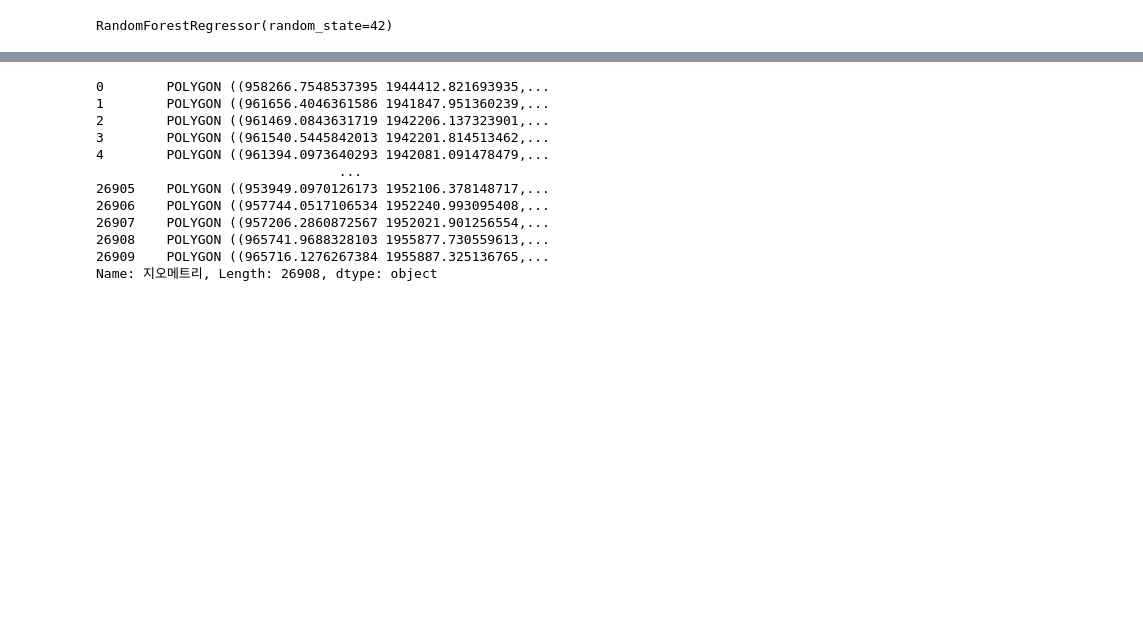
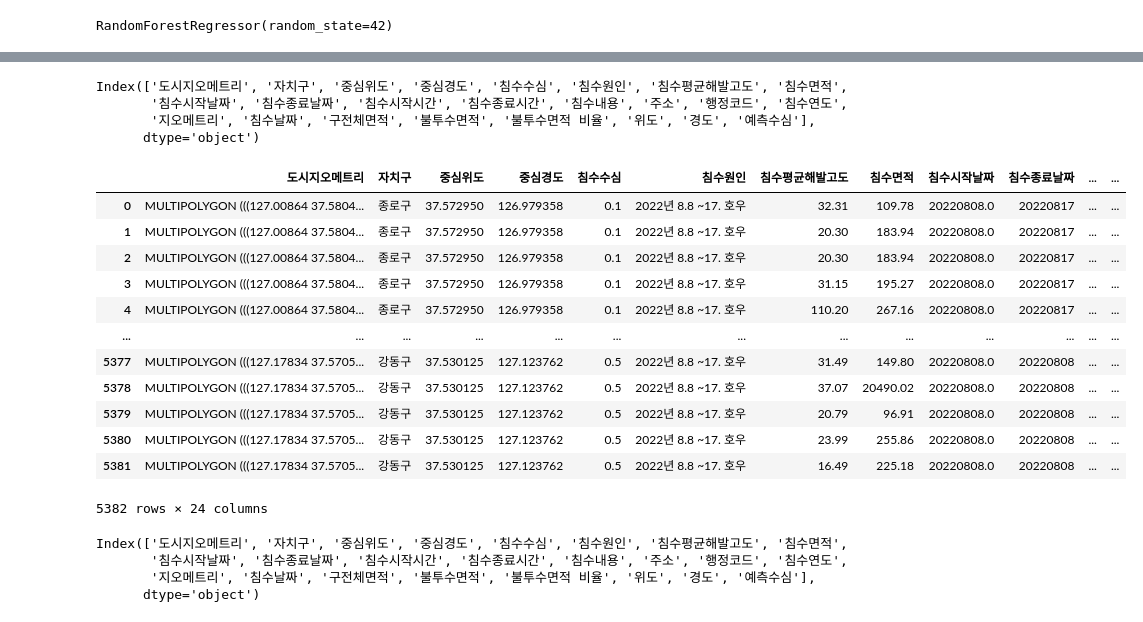
Before and after one commit to Choiinwoo401/Final_Project, a Jupyter notebook: 최인우/불투수율_침수흔적도.ipynb, the cells around one changed output, grey strips where cells are left out. Saved outputs shown, nothing was run; the diff lists cells and outputs as text; code cells hidden in the pictures; blank space fills up the shorter version.

```diff
--- a/최인우/불투수율_침수흔적도.ipynb
+++ b/최인우/불투수율_침수흔적도.ipynb
@@ -372,6 +372,9 @@ def get_lat_long(geometry, epsg_code="epsg:5179"):
     lon, lat = transformer.transform(centroid.x, centroid.y)
     return lat, lon
 # %%
+from shapely.wkt import loads
+
+df1['지오메트리'] = df1['지오메트리'].apply(loads)
 # EPSG:5179 사용하여 좌표 변환
 test_data = df1.loc[X_test.index].copy()
 test_data['위도'], test_data['경도'] = zip(*test_data['지오메트리'].apply(get_lat_long))
@@ -443,15 +459,50 @@ map.save("flood_prediction_map_colored.html")
-# %%
-df1['지오메트리']
-# %% [output]
-0        POLYGON ((958266.7548537395 1944412.821693935,...
-1        POLYGON ((961656.4046361586 1941847.951360239,...
-2        POLYGON ((961469.0843631719 1942206.137323901,...
-3        POLYGON ((961540.5445842013 1942201.814513462,...
-4        POLYGON ((961394.0973640293 1942081.091478479,...
-                               ...
-26905    POLYGON ((953949.0970126173 1952106.378148717,...
-26906    POLYGON ((957744.0517106534 1952240.993095408,...
-26907    POLYGON ((957206.2860872567 1952021.901256554,...
-26908    POLYGON ((965741.9688328103 1955877.730559613,...
-26909    POLYGON ((965716.1276267384 1955887.325136765,...
-Name: 지오메트리, Length: 26908, dtype: object
+# %%
+# 파일의 인코딩 방식을 추정
+with open('./데이터/seoul_gu_boundaries.geojson', 'rb') as f:
+    result = chardet.detect(f.read())
+
+# 추정된 인코딩으로 파일 읽기
+with open('./데이터/seoul_gu_boundaries.geojson', 'r', encoding=result['encoding']) as f:
+    data = json.load(f)
+
+gdf = gpd.GeoDataFrame.from_features(data["features"])
+gdf = gdf.rename(columns=
+                 {
+                    'name' : '자치구',
+                    'geometry' : '도시지오메트리'
+                 })
+gdf['중심위도'] = [37.572950,37.564091,37.538427,37.563341,37.538484,37.574368,37.606560,37.589116,37.639610, 37.668774, 37.654192, 37.602791,37.579116,37.566283,37.516872,37.550978,37.495486,37.456872,37.526372,37.512402, 37.478406, 37.483712,37.517236, 37.514543,37.530125]
+gdf['중심경도'] = [126.979358,126.997940,126.965444,127.037102,127.082294,127.040019,127.092652,127.018214,127.025657,127.047071,127.056793,126.929112,126.936778,126.901401,126.866399,126.849538, 126.858121,126.895229,126.896228,126.939252,  126.951613,127.032411,127.047325, 127.106597,127.123762]
+
+
+# gdf에 data DataFrame 병합
+gdf = gdf.merge(test_data, on='자치구')  # '자치구'는 GeoJSON과 데이터 DataFrame에서 공통으로 존재하는 구 이름 컬럼
+print(gdf.columns)
+# GeoDataFrame으로 변환
+gdf = gpd.GeoDataFrame(gdf, geometry='지오메트리')
+gdf.set_crs(epsg=5179, inplace=True)  # CRS 설정
+# %% [output]
+Index(['도시지오메트리', '자치구', '중심위도', '중심경도', '침수수심', '침수원인', '침수평균해발고도', '침수면적',
+       '침수시작날짜', '침수종료날짜', '침수시작시간', '침수종료시간', '침수내용', '주소', '행정코드', '침수연도',
+       '지오메트리', '침수날짜', '구전체면적', '불투수면적', '불투수면적 비율', '위도', '경도', '예측수심'],
+      dtype='object')
+|  | 도시지오메트리 | 자치구 | 중심위도 | 중심경도 | 침수수심 | 침수원인 | 침수평균해발고도 | 침수면적 | 침수시작날짜 | 침수종료날짜 | ... | ... |
+| 0 | MULTIPOLYGON (((127.00864 37.5804... | 종로구 | 37.572950 | 126.979358 | 0.1 | 2022년 8.8 ~17. 호우 | 32.31 | 109.78 | 20220808.0 | 20220817 | ... | ... |
+| 1 | MULTIPOLYGON (((127.00864 37.5804... | 종로구 | 37.572950 | 126.979358 | 0.1 | 2022년 8.8 ~17. 호우 | 20.30 | 183.94 | 20220808.0 | 20220817 | ... | ... |
+| 2 | MULTIPOLYGON (((127.00864 37.5804... | 종로구 | 37.572950 | 126.979358 | 0.1 | 2022년 8.8 ~17. 호우 | 20.30 | 183.94 | 20220808.0 | 20220817 | ... | ... |
+| 3 | MULTIPOLYGON (((127.00864 37.5804... | 종로구 | 37.572950 | 126.979358 | 0.1 | 2022년 8.8 ~17. 호우 | 31.15 | 195.27 | 20220808.0 | 20220817 | ... | ... |
+| 4 | MULTIPOLYGON (((127.00864 37.5804... | 종로구 | 37.572950 | 126.979358 | 0.1 | 2022년 8.8 ~17. 호우 | 110.20 | 267.16 | 20220808.0 | 20220817 | ... | ... |
+| ... | ... | ... | ... | ... | ... | ... | ... | ... | ... | ... | ... | ... |
+| 5377 | MULTIPOLYGON (((127.17834 37.5705... | 강동구 | 37.530125 | 127.123762 | 0.5 | 2022년 8.8 ~17. 호우 | 31.49 | 149.80 | 20220808.0 | 20220808 | ... | ... |
+| 5378 | MULTIPOLYGON (((127.17834 37.5705... | 강동구 | 37.530125 | 127.123762 | 0.5 | 2022년 8.8 ~17. 호우 | 37.07 | 20490.02 | 20220808.0 | 20220808 | ... | ... |
+| 5379 | MULTIPOLYGON (((127.17834 37.5705... | 강동구 | 37.530125 | 127.123762 | 0.5 | 2022년 8.8 ~17. 호우 | 20.79 | 96.91 | 20220808.0 | 20220808 | ... | ... |
+| 5380 | MULTIPOLYGON (((127.17834 37.5705... | 강동구 | 37.530125 | 127.123762 | 0.5 | 2022년 8.8 ~17. 호우 | 23.99 | 255.86 | 20220808.0 | 20220808 | ... | ... |
+| 5381 | MULTIPOLYGON (((127.17834 37.5705... | 강동구 | 37.530125 | 127.123762 | 0.5 | 2022년 8.8 ~17. 호우 | 16.49 | 225.18 | 20220808.0 | 20220808 | ... | ... |
+5382 rows × 24 columns
+# %%
+gdf.columns
+# %% [output]
+Index(['도시지오메트리', '자치구', '중심위도', '중심경도', '침수수심', '침수원인', '침수평균해발고도', '침수면적',
+       '침수시작날짜', '침수종료날짜', '침수시작시간', '침수종료시간', '침수내용', '주소', '행정코드', '침수연도',
+       '지오메트리', '침수날짜', '구전체면적', '불투수면적', '불투수면적 비율', '위도', '경도', '예측수심'],
+      dtype='object')
```
Also changed, not shown: parts of 8 cells of this notebook.
